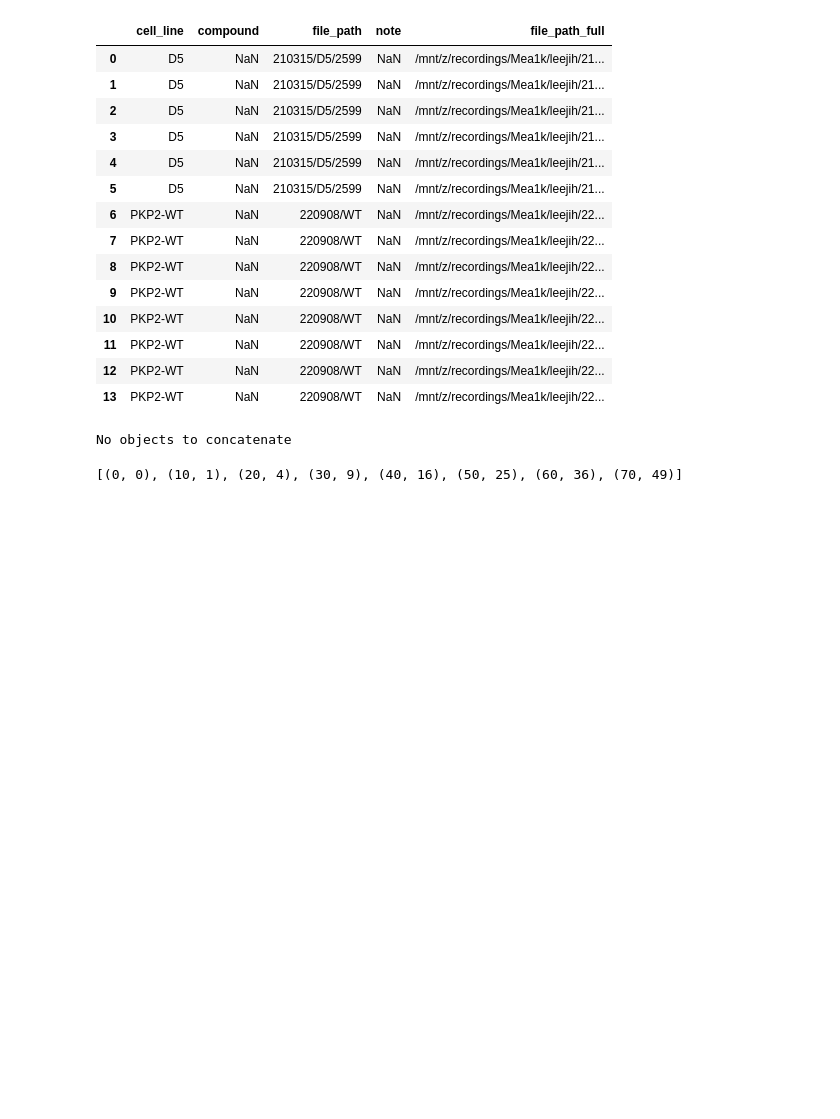
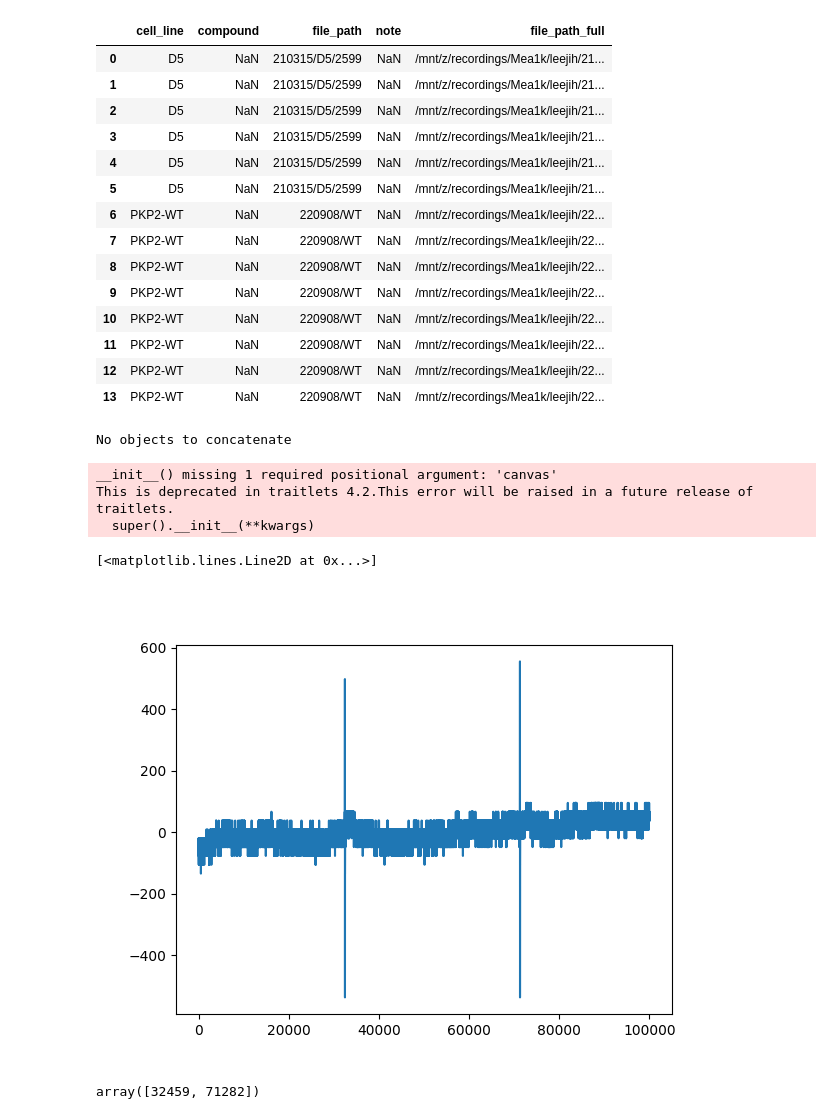
Before and after one commit to leejheth/CardioMEA, a Jupyter notebook: notebooks/test.ipynb, the cells around one changed output. Drawn from its saved outputs; the diff is of its cells as text; code cells hidden in the pictures; blank space fills up the shorter version.

```diff
--- a/notebooks/test.ipynb
+++ b/notebooks/test.ipynb
@@ -77,5 +74,5 @@ write_yaml(data)
 # %%
-filepath = "../data/01_raw/highamp.raw.h5"
+filepath = "../data/01_raw/overall1.raw.h5"
 
 obj = h5py.File(filepath, mode='r')
 lsb = obj['settings']['lsb'][0] * 1e6
@@ -97,9 +94,9 @@ channel_ids = list(channels[routed_idxs])
 electrode_ids = list(electrodes[routed_idxs])
 num_channels = len(electrode_ids)
 num_frames = len(obj.get('sig')[0,:])
-x_locs = mapping['x']
-y_locs = mapping['y']
+x_locs = list(np.array(mapping['x'][routed_idxs]))
+y_locs = list(np.array(mapping['y'][routed_idxs]))
 # %%
 start_frame = 0
-length = num_frames
-signals = (obj.get('sig')[np.array(channel_ids),0:min(int(10.0),int(5.0))] * lsb).astype('float32')
+length = 100000
+signals = (obj.get('sig')[np.array(channel_ids),start_frame:start_frame+length] * lsb).astype('float32')
@@ -108,8 +103,14 @@ from joblib import Parallel, delayed
-# %%
-def tes(x):
-    return x*10, x**2
-
-res = Parallel(n_jobs=4, backend='multiprocessing')(delayed(tes)(i) for i in range(8))
-print(res)
-# %% [output]
-[(0, 0), (10, 1), (20, 4), (30, 9), (40, 16), (50, 25), (60, 36), (70, 49)]
+# %%
+b, a = signal.butter(3,[100*2/2e4,2000*2/2e4],btype='band')
+filt = signal.filtfilt(b, a, signals)
+
+ch =8
+fig, ax = plt.subplots()
+ax.plot(signals[ch]-signals[ch].mean())
+# ax.plot(abs(filt[ch]))
+# %% [output]
+__init__() missing 1 required positional argument: 'canvas'
+This is deprecated in traitlets 4.2.This error will be raised in a future release of traitlets.
+  super().__init__(**kwargs)
+[<matplotlib.lines.Line2D at 0x...>]
+[figure, added]
@@ -115,0 +147,10 @@ print(res)
+# %%
+mult_factor = 5.5
+min_peak_dist=4000
+b, a = signal.butter(3,[100*2/2e4,2000*2/2e4],btype='band')
+filtered = signal.filtfilt(b, a, signals)
+thr = mult_factor*np.std(filtered[0])
+r_locs, _ = _peakseek(filtered[0], minpeakdist=min_peak_dist, minpeakh=thr)
+r_locs
+# %% [output]
+array([32459, 71282])
```
Also changed, not shown: parts of 6 cells of this notebook, 1 other file.
